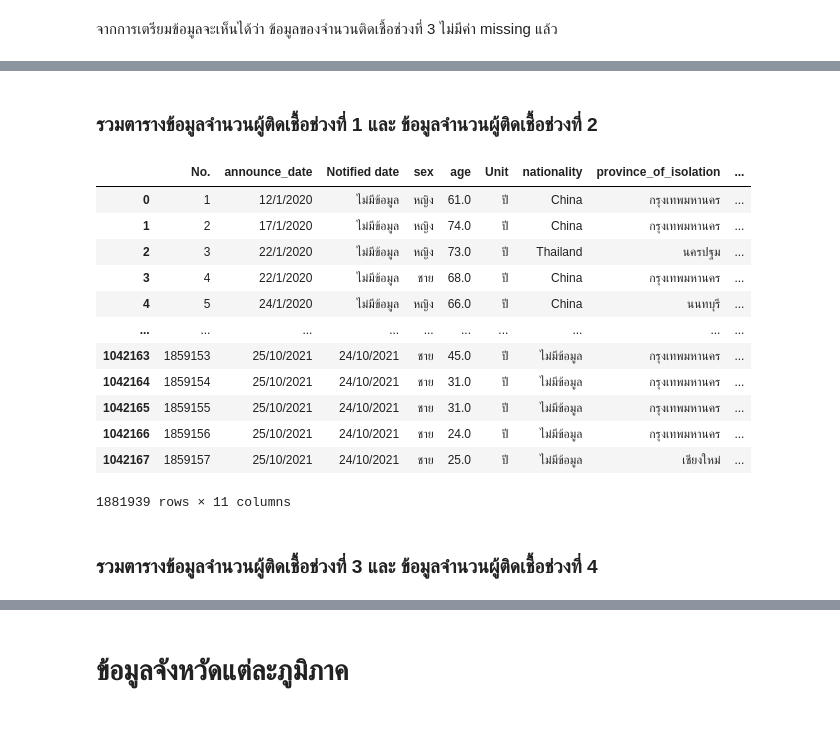
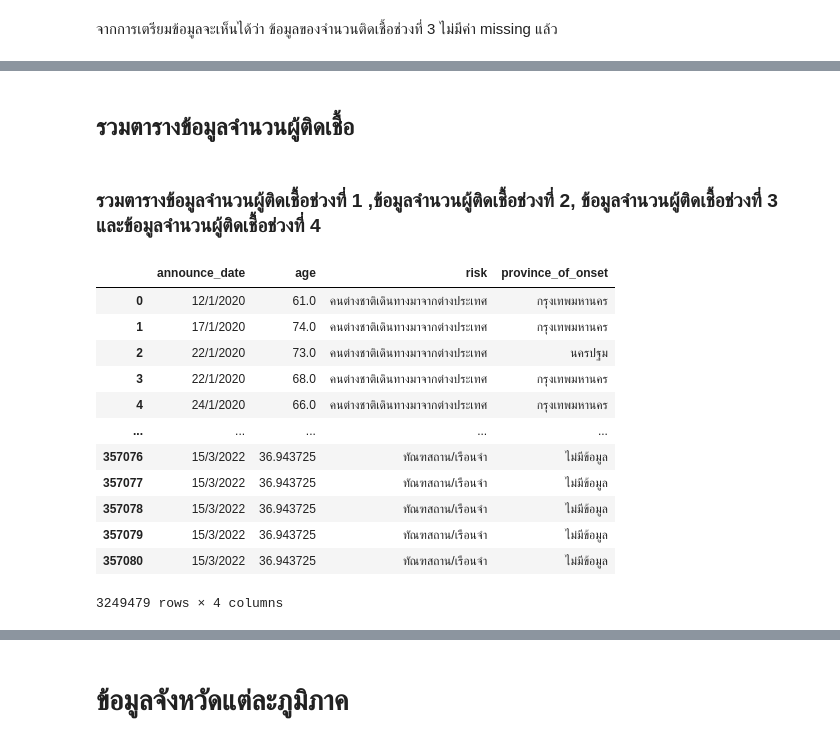
Before and after one commit to Octa-p/data_viz_2022, a Jupyter notebook: Final_Project.ipynb, the cells around one changed output, grey strips where cells are left out. Cells and saved outputs as stored; diff of their text form; code cells hidden in the pictures.

```diff
--- a/Final_Project.ipynb
+++ b/Final_Project.ipynb
@@ -351,3 +459,6 @@ case2[['age']] = case2[['age']].fillna(mean_age2)
+# %%
+avg_age3 = case2[['age']].mean() #เติมค่าใหม่โดยคำสั่ง .fillna
+case2[['age']] = case2[['age']].fillna('ปี')
 # %%
 case2.isnull().any()
 # %% [output]
@@ -440,0 +549,3 @@ casedrop3_clean
+# %%
+data_03 = case2[['announce_date','age','risk','province_of_onset']]
+data_03
@@ -468,7 +628,7 @@ dtype: bool
 # %% [markdown]
 ### แทน missing ด้วยค่าที่เหมาะสม (fillna())
 # %%
-case3 = data_cases3.fillna(value={'sex':'ไม่มีข้อมูล','Unit':'ไม่มีข้อมูล','nationality':'ไม่มีข้อมูล','risk':'ไม่มีข้อมูล','province_of_onset':'ไม่มีข้อมูล','district_of_onset':'ไม่มีข้อมูล'})
+case3 = data_cases3.fillna(value={'sex':'ไม่มีข้อมูล','Unit':'ปี','nationality':'ไม่มีข้อมูล','risk':'ไม่มีข้อมูล','province_of_onset':'ไม่มีข้อมูล','district_of_onset':'ไม่มีข้อมูล'})
 case3
 # %% [output]
 |  | No. | announce_date | Notified date | sex | age | Unit | nationality | province_of_isolation | ... |
@@ -536,0 +691,3 @@ casedrop4_clean
+# %%
+data_04 = case3[['announce_date','age','risk','province_of_onset']]
+data_04
@@ -537,21 +938,21 @@ casedrop4_clean
+# %% [markdown]
+## รวมตารางข้อมูลจำนวนผู้ติดเชื้อ
 # %% [markdown]
-### รวมตารางข้อมูลจำนวนผู้ติดเชื้อช่วงที่ 1 และ ข้อมูลจำนวนผู้ติดเชื้อช่วงที่ 2
+### รวมตารางข้อมูลจำนวนผู้ติดเชื้อช่วงที่ 1 ,ข้อมูลจำนวนผู้ติดเชื้อช่วงที่ 2, ข้อมูลจำนวนผู้ติดเชื้อช่วงที่ 3 และข้อมูลจำนวนผู้ติดเชื้อช่วงที่ 4
 # %%
-case12= pd.concat([case, case1],axis=0) #vertical_concat
-case12
+data1234= pd.concat([data_01, data_02, data_03, data_04],axis=0) #vertical_concat
+data1234
 # %% [output]
-|  | No. | announce_date | Notified date | sex | age | Unit | nationality | province_of_isolation | ... |
-| 0 | 1 | 12/1/2020 | ไม่มีข้อมูล | หญิง | 61.0 | ปี | China | กรุงเทพมหานคร | ... |
-| 1 | 2 | 17/1/2020 | ไม่มีข้อมูล | หญิง | 74.0 | ปี | China | กรุงเทพมหานคร | ... |
-| 2 | 3 | 22/1/2020 | ไม่มีข้อมูล | หญิง | 73.0 | ปี | Thailand | นครปฐม | ... |
-| 3 | 4 | 22/1/2020 | ไม่มีข้อมูล | ชาย | 68.0 | ปี | China | กรุงเทพมหานคร | ... |
-| 4 | 5 | 24/1/2020 | ไม่มีข้อมูล | หญิง | 66.0 | ปี | China | นนทบุรี | ... |
-| ... | ... | ... | ... | ... | ... | ... | ... | ... | ... |
-| 1042163 | 1859153 | 25/10/2021 | 24/10/2021 | ชาย | 45.0 | ปี | ไม่มีข้อมูล | กรุงเทพมหานคร | ... |
-| 1042164 | 1859154 | 25/10/2021 | 24/10/2021 | ชาย | 31.0 | ปี | ไม่มีข้อมูล | กรุงเทพมหานคร | ... |
-| 1042165 | 1859155 | 25/10/2021 | 24/10/2021 | ชาย | 31.0 | ปี | ไม่มีข้อมูล | กรุงเทพมหานคร | ... |
-| 1042166 | 1859156 | 25/10/2021 | 24/10/2021 | ชาย | 24.0 | ปี | ไม่มีข้อมูล | กรุงเทพมหานคร | ... |
-| 1042167 | 1859157 | 25/10/2021 | 24/10/2021 | ชาย | 25.0 | ปี | ไม่มีข้อมูล | เชียงใหม่ | ... |
+|  | announce_date | age | risk | province_of_onset |
+| 0 | 12/1/2020 | 61.0 | คนต่างชาติเดินทางมาจากต่างประเทศ | กรุงเทพมหานคร |
+| 1 | 17/1/2020 | 74.0 | คนต่างชาติเดินทางมาจากต่างประเทศ | กรุงเทพมหานคร |
+| 2 | 22/1/2020 | 73.0 | คนต่างชาติเดินทางมาจากต่างประเทศ | นครปฐม |
+| 3 | 22/1/2020 | 68.0 | คนต่างชาติเดินทางมาจากต่างประเทศ | กรุงเทพมหานคร |
+| 4 | 24/1/2020 | 66.0 | คนต่างชาติเดินทางมาจากต่างประเทศ | กรุงเทพมหานคร |
+| ... | ... | ... | ... | ... |
+| 357076 | 15/3/2022 | 36.943725 | ทัณฑสถาน/เรือนจำ | ไม่มีข้อมูล |
+| 357077 | 15/3/2022 | 36.943725 | ทัณฑสถาน/เรือนจำ | ไม่มีข้อมูล |
+| 357078 | 15/3/2022 | 36.943725 | ทัณฑสถาน/เรือนจำ | ไม่มีข้อมูล |
+| 357079 | 15/3/2022 | 36.943725 | ทัณฑสถาน/เรือนจำ | ไม่มีข้อมูล |
+| 357080 | 15/3/2022 | 36.943725 | ทัณฑสถาน/เรือนจำ | ไม่มีข้อมูล |
-1881939 rows × 11 columns
+3249479 rows × 4 columns
-# %% [markdown]
-### รวมตารางข้อมูลจำนวนผู้ติดเชื้อช่วงที่ 3 และ ข้อมูลจำนวนผู้ติดเชื้อช่วงที่ 4
```
Also changed, not shown: parts of 119 cells of this notebook.
